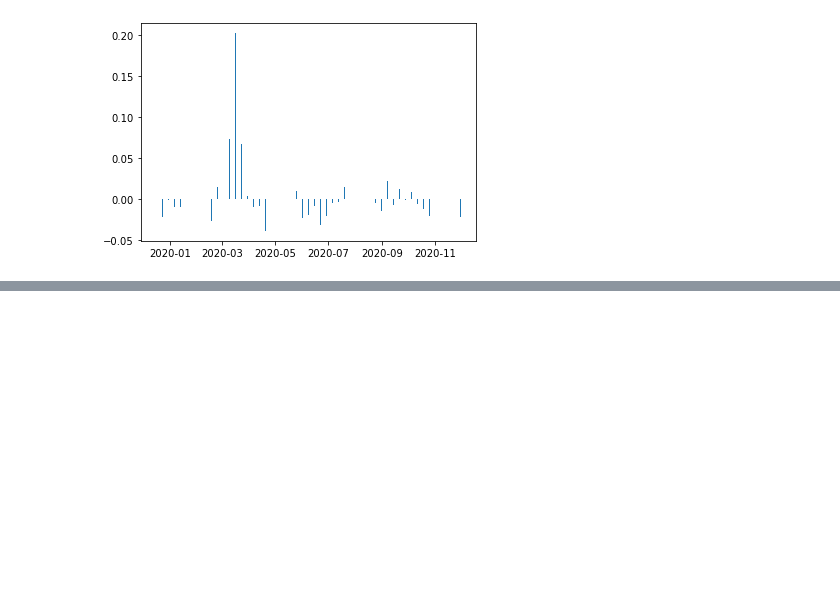
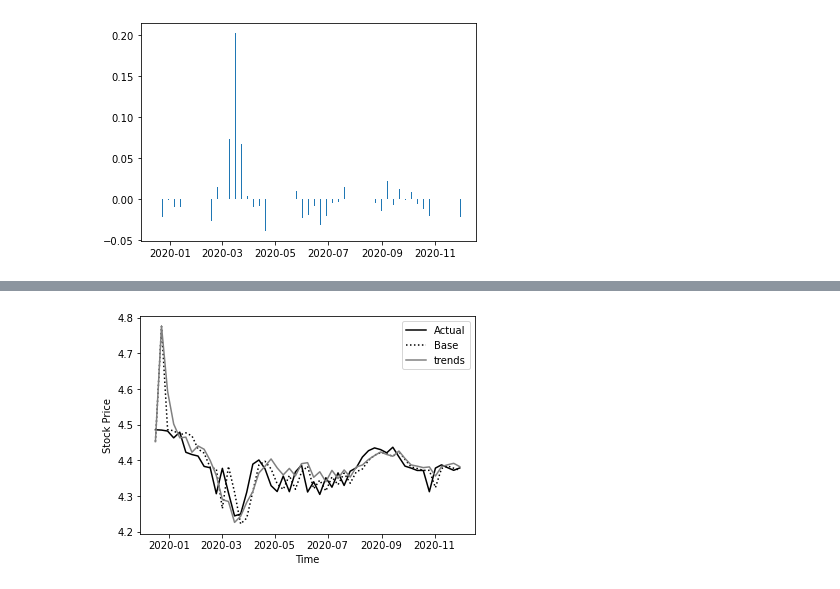
Before and after one commit to epfl-ada/ada-2020-project-milestone-p3-p3_illusions, a Jupyter notebook: extension_2020.ipynb, the cells around one changed output, grey strips where cells are left out. Drawn from its saved outputs; the diff is of its cells as text; code cells hidden in the pictures; blank space fills up the shorter version.

```diff
--- a/extension_2020.ipynb
+++ b/extension_2020.ipynb
@@ -444,0 +527,4 @@ plt.bar(pd.to_datetime(diff_AE_SNY.index), diff_AE_SNY)
+# %%
+plot(MRK_2020, MRK_actual_2020, MRK_base_2020, MRK_health_2020)
+# %% [output]
+[figure, added]
```
Also changed, not shown: parts of 18 cells of this notebook, 5 other files.
